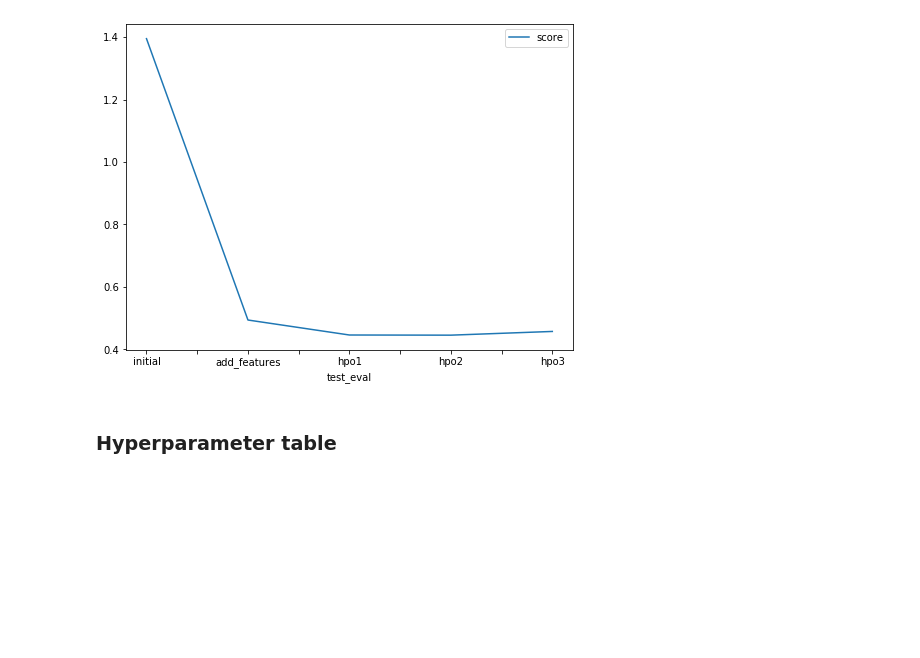
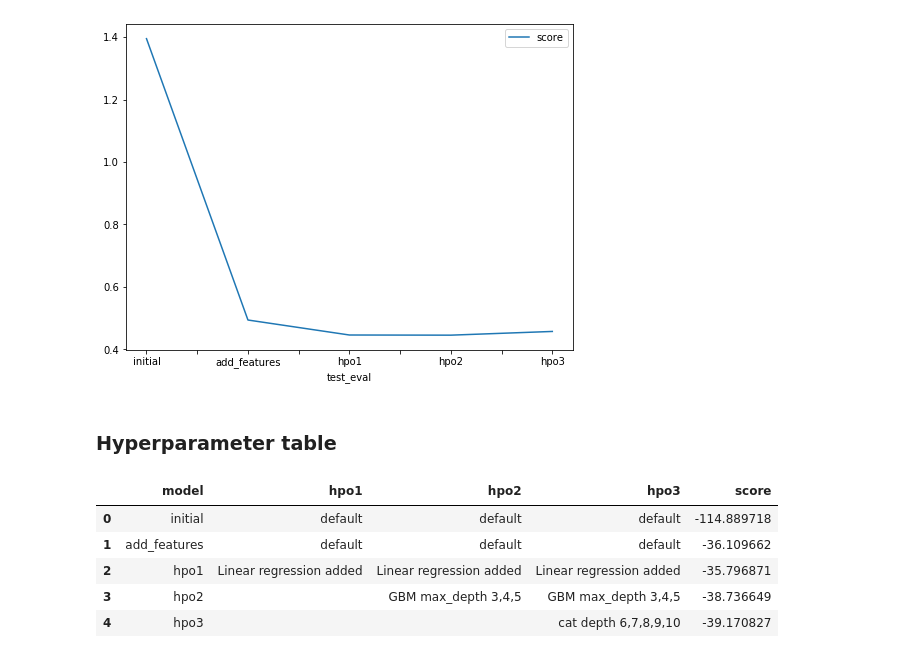
Before and after one commit to djt20/Udacity, a Jupyter notebook: project/project.ipynb, the cells around one changed output. Saved outputs shown, nothing was run; the diff lists cells and outputs as text; code cells hidden in the pictures; blank space fills up the shorter version.

```diff
--- a/project/project.ipynb
+++ b/project/project.ipynb
@@ -1046,0 +1113,20 @@ pd.DataFrame({
+# %%
+# The 3 hyperparameters we tuned with the kaggle score as the result
+pd.DataFrame({
+    "model": ["initial", "add_features", "hpo1","hpo2","hpo3"],
+    "hpo1": ["default", "default", "Linear regression added","",""],
+    "hpo2": ["default", "default", "Linear regression added", "GBM max_depth 3,4,5",""],
+    "hpo3": ["default", "default", "Linear regression added", "GBM max_depth 3,4,5","cat depth 6,7,8,9,10"],
+    "score": [predictor.leaderboard(silent=True)['score_val'][0],
+          predictor_new_features.leaderboard(silent=True)['score_val'][0],
+          predictor_new_hpo.leaderboard(silent=True)['score_val'][0],
+          predictor_new_hpo2.leaderboard(silent=True)['score_val'][0],
+          predictor_new_hpo3.leaderboard(silent=True)['score_val'][0]]
+})
+# %% [output]
+|  | model | hpo1 | hpo2 | hpo3 | score |
+| 0 | initial | default | default | default | -114.889718 |
+| 1 | add_features | default | default | default | -36.109662 |
+| 2 | hpo1 | Linear regression added | Linear regression added | Linear regression added | -35.796871 |
+| 3 | hpo2 |  | GBM max_depth 3,4,5 | GBM max_depth 3,4,5 | -38.736649 |
+| 4 | hpo3 |  |  | cat depth 6,7,8,9,10 | -39.170827 |
```
Also changed, not shown: parts of 23 cells of this notebook, 2 other files.
